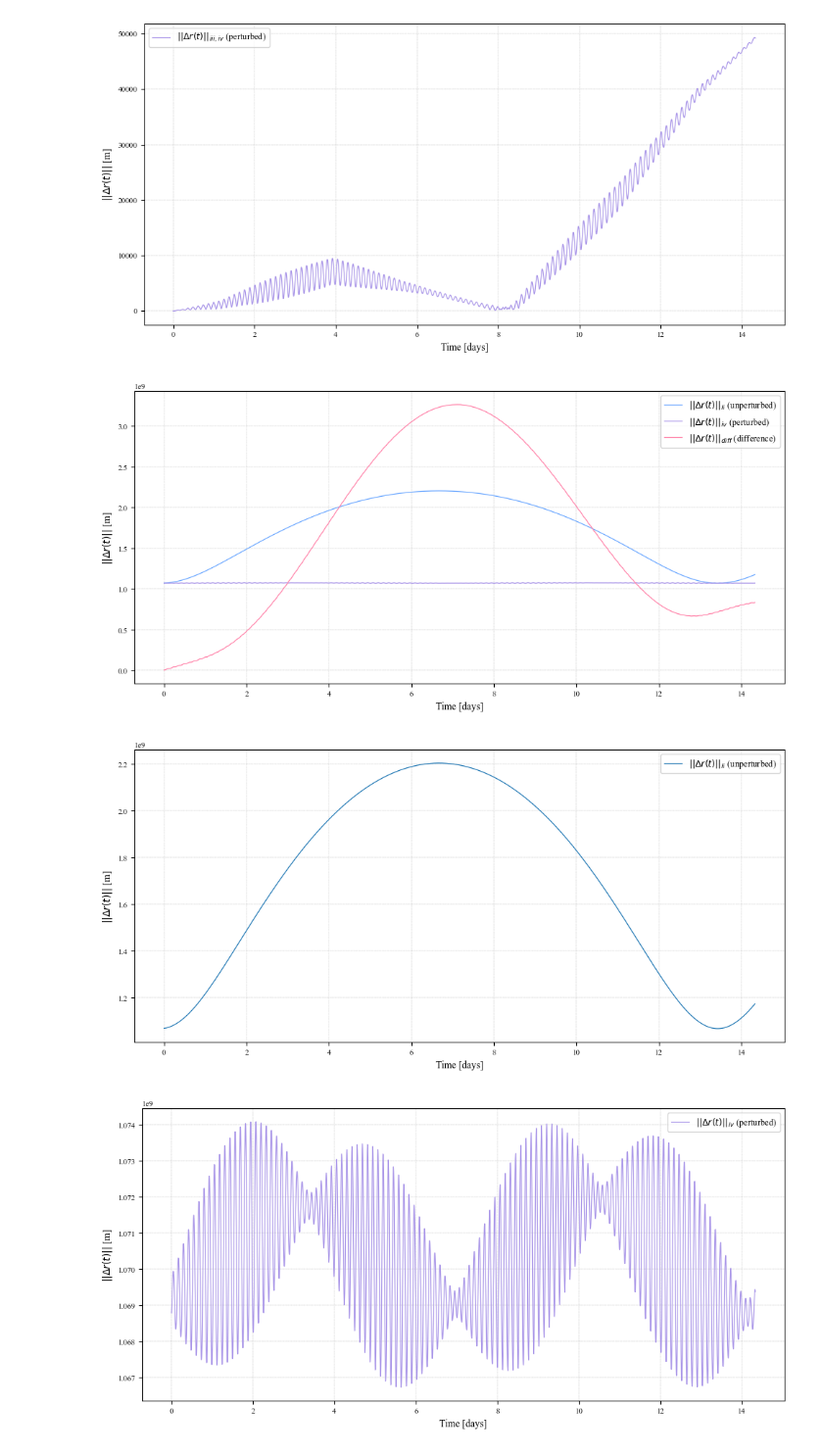
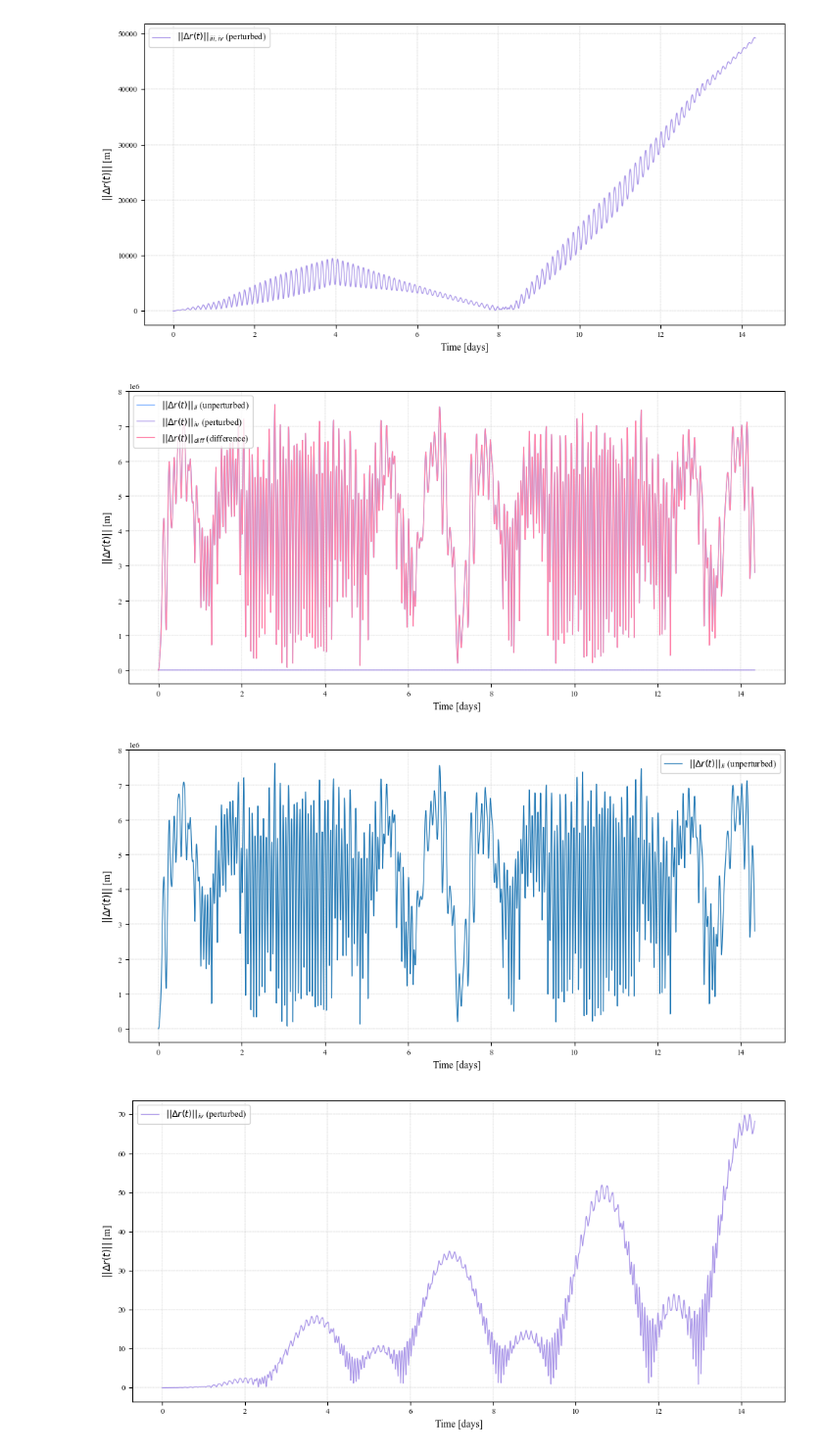
Before and after one commit to reiaramkumar/Numerical_Atrodynamics, a Jupyter notebook: Assignment1/Question 4.ipynb, the cells around one changed output. Shown at 98% size. Drawn from its saved outputs; the diff is of its cells as text; code cells hidden in the pictures.

```diff
--- a/Assignment1/Question 4.ipynb
+++ b/Assignment1/Question 4.ipynb
@@ -618,11 +924,13 @@ def propagator_q4_last(perturbation = False):
 # %%
-que_4c_results_II = propagator_q4_last(perturbation=False)
-que_4c_results_IV = propagator_q4_last(perturbation=True)
+que_4c_results_II_G = propagator_q4_last(perturbation=False, frame = 'Ganymede')
+que_4c_results_II_J = propagator_q4_last(perturbation=False, frame = 'Jupiter')
+que_4c_results_IV_G = propagator_q4_last(perturbation=True, frame = 'Ganymede')
+que_4c_results_IV_J = propagator_q4_last(perturbation=True, frame = 'Jupiter')
 # %%
 
-res_iv  = np.array(que_4c_results_IV["r_sG"]+ que_4c_results_IV["r_GJ"])
+res_iv  = np.array(que_4c_results_IV_G["r_sG"] - que_4c_results_IV_J["r_sG"])
 
-res_ii  = np.array(que_4c_results_II["r_sJ"])
+res_ii  = np.array(que_4c_results_II_G["r_sG"]  - que_4c_results_II_J["r_sG"])
 
 
 dr_ii   = np.linalg.norm(res_ii, axis=1)
@@ -630,43 +938,43 @@ dr_iv = np.linalg.norm(res_iv, axis=1)
 dr_diff = np.linalg.norm(res_iv - res_ii, axis=1)
 
 plt.figure(figsize=(10,5))
-plt.plot(que_4c_results_II['time_days'], dr_ii,   label=r"$||\Delta r(t)||_{ii}$ (unperturbed)", linewidth=0.9, color = palette["pastel_blue"])
-plt.plot(que_4c_results_IV['time_days'], dr_iv, label=r"$||\Delta r(t)||_{iv}$ (perturbed)", linewidth=0.9, color = palette["pastel_purple"])
-plt.plot(que_4c_results_IV['time_days'], dr_diff, label=r"$||\Delta r(t)||_{diff}$ (difference)", linewidth=0.9, color = palette["pastel_pink"])
+plt.plot(que_4c_results_II_J['time_days'], dr_ii,   label=r"$||\Delta r(t)||_{ii}$ (unperturbed)", linewidth=0.9, color = palette["pastel_blue"])
+plt.plot(que_4c_results_IV_J['time_days'], dr_iv, label=r"$||\Delta r(t)||_{iv}$ (perturbed)", linewidth=0.9, color = palette["pastel_purple"])
+plt.plot(que_4c_results_IV_J['time_days'], dr_diff, label=r"$||\Delta r(t)||_{diff}$ (difference)", linewidth=0.9, color = palette["pastel_pink"])
 plt.xlabel("Time [days]")
 plt.ylabel(r"$||\Delta r(t)||$ [m]")
 plt.grid(True, linestyle="--", linewidth=0.3)
 plt.legend()
 plt.tight_layout()
 plt.show()
 
 plt.figure(figsize=(10,5))
-plt.plot(que_4c_results_II['time_days'], dr_ii,   label=r"$||\Delta r(t)||_{ii}$ (unperturbed)", linewidth=0.9)
+plt.plot(que_4c_results_II_J['time_days'], dr_ii,   label=r"$||\Delta r(t)||_{ii}$ (unperturbed)", linewidth=0.9)
 plt.xlabel("Time [days]")
 plt.ylabel(r"$||\Delta r(t)||$ [m]")
 plt.grid(True, linestyle="--", linewidth=0.3)
 plt.legend()
 plt.tight_layout()
 plt.show()
 
 plt.figure(figsize=(10,5))
-plt.plot(que_4c_results_IV['time_days'], dr_iv, label=r"$||\Delta r(t)||_{iv}$ (perturbed)", linewidth=0.9, color = palette["pastel_purple"])
+plt.plot(que_4c_results_IV_J['time_days'], dr_iv, label=r"$||\Delta r(t)||_{iv}$ (perturbed)", linewidth=0.9, color = palette["pastel_purple"])
 plt.xlabel("Time [days]")
 plt.ylabel(r"$||\Delta r(t)||$ [m]")
 plt.grid(True, linestyle="--", linewidth=0.3)
 plt.legend()
 plt.tight_layout()
 plt.show()
 
 plt.figure(figsize=(10,5))
-plt.plot(que_4c_results_IV['time_days'], dr_diff, label=r"$||\Delta r(t)||_{diff}$ (difference)", linewidth=0.9, color = palette["pastel_pink"])
+plt.plot(que_4c_results_IV_J['time_days'], dr_diff, label=r"$||\Delta r(t)||_{diff}$ (difference)", linewidth=0.9, color = palette["pastel_pink"])
 plt.xlabel("Time [days]")
 plt.ylabel(r"$||\Delta r(t)||$ [m]")
 plt.grid(True, linestyle="--", linewidth=0.3)
 plt.legend()
 plt.tight_layout()
 plt.show()
 # %% [output]
-[figure, old version]
+[figure, new version]
-[figure, old version]
+[figure, new version]
-[figure, old version]
+[figure, new version]
```
Also changed, not shown: parts of 5 cells of this notebook, 4 other files.
